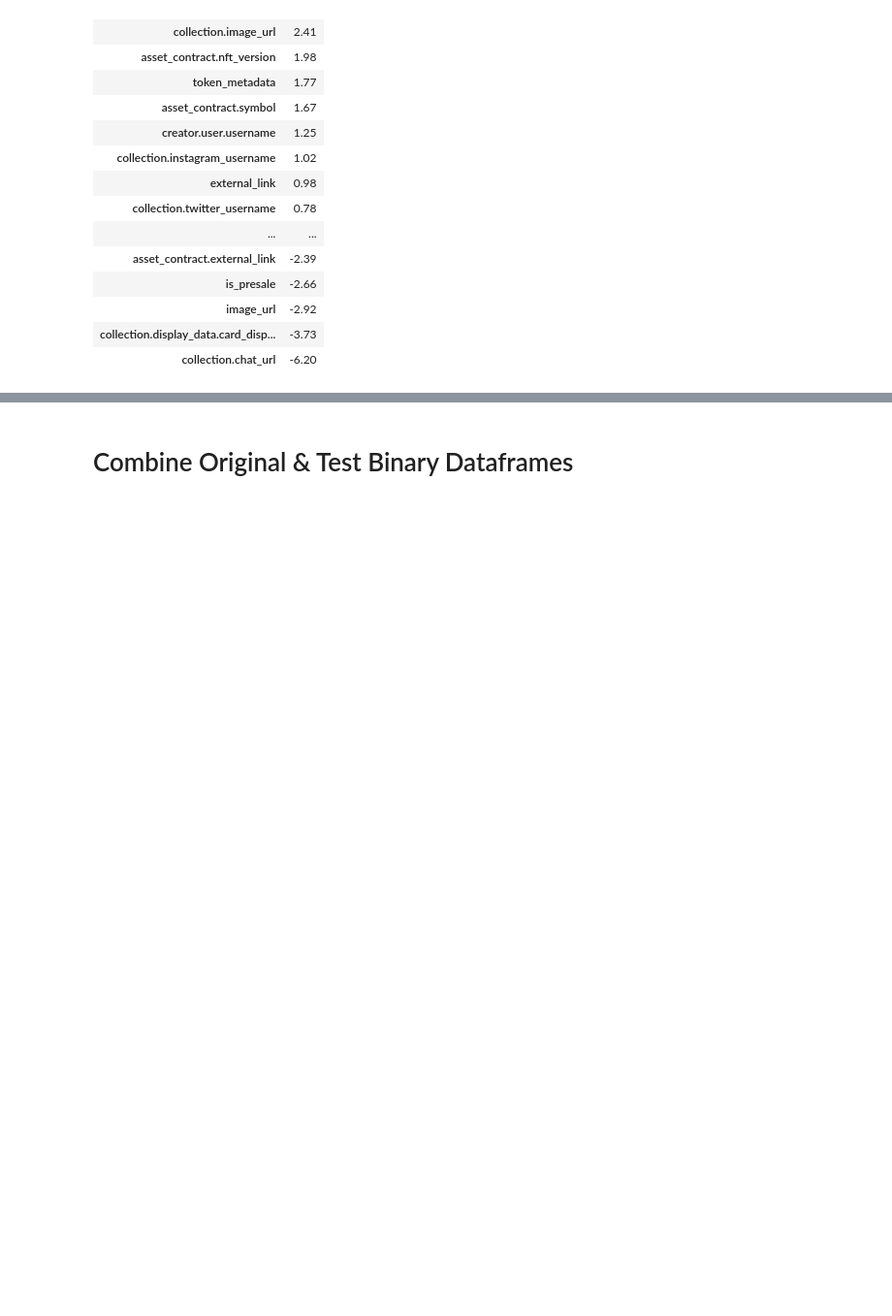
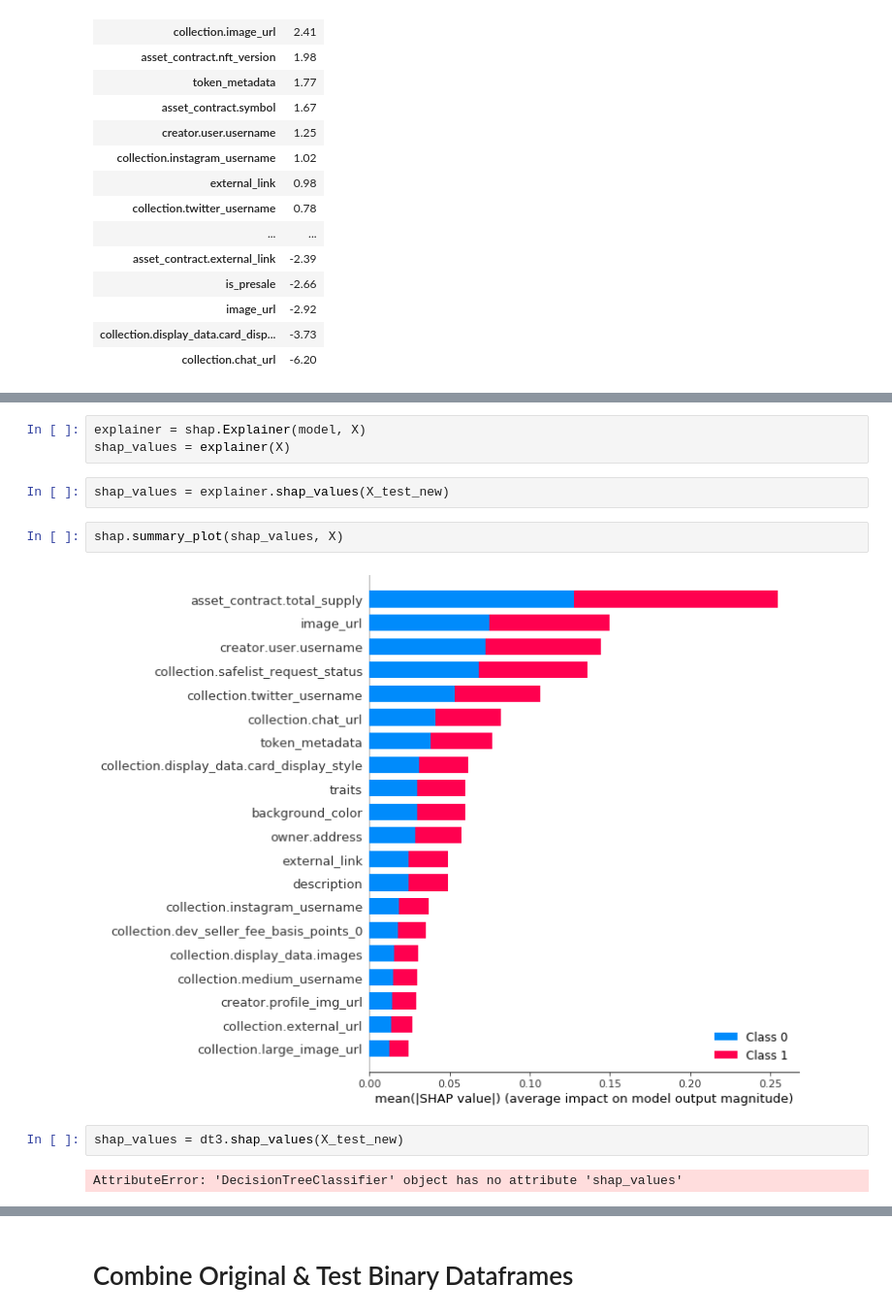
Before and after one commit to shawnjohnsamuel/nft-sale-prediction, a Jupyter notebook: notebooks/4_model.ipynb, the cells around one changed output, grey strips where cells are left out. Shown at 97% size. Drawn from its saved outputs; the diff is of its cells as text; blank space fills up the shorter version.

```diff
--- a/notebooks/4_model.ipynb
+++ b/notebooks/4_model.ipynb
@@ -1143,0 +1292,13 @@ pd.DataFrame.from_dict(coef_dict, orient='index', columns=['coef']).sort_values(
+# %%
+explainer = shap.Explainer(model, X)
+shap_values = explainer(X)
+# %%
+shap_values = explainer.shap_values(X_test_new)
+# %%
+shap.summary_plot(shap_values, X)
+# %% [output]
+[figure, added]
+# %%
+shap_values = dt3.shap_values(X_test_new)
+# %% [output]
+AttributeError: 'DecisionTreeClassifier' object has no attribute 'shap_values'
```
Also changed, not shown: parts of 17 cells of this notebook.
